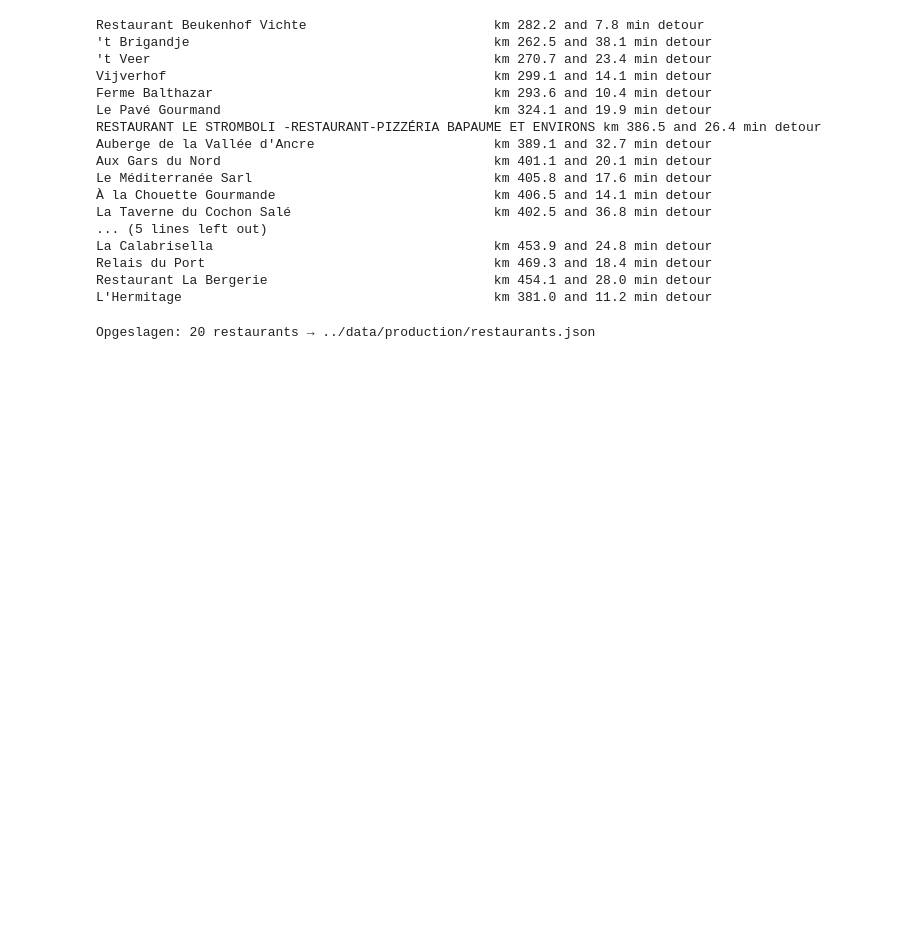
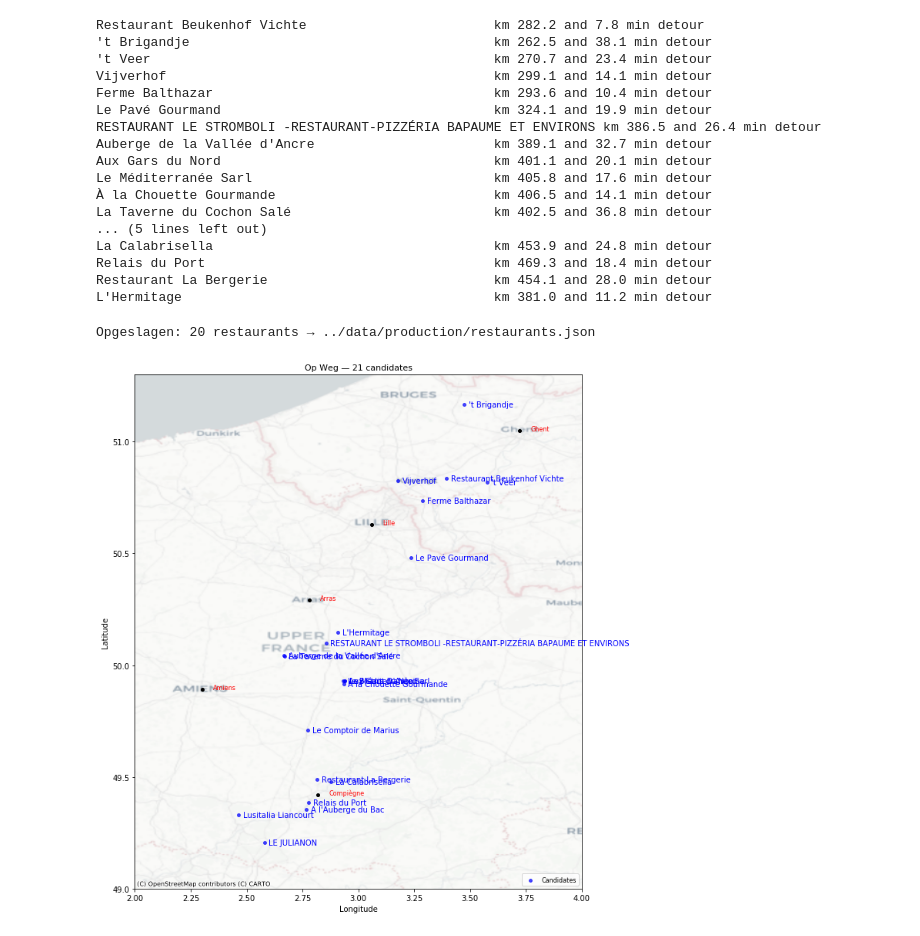
Before and after one commit to sbalen/op-weg, a Jupyter notebook: notebooks/2. Scored XLSX to JSON.ipynb, the cells around one changed output. Saved outputs shown, nothing was run; the diff lists cells and outputs as text; code cells hidden in the pictures; blank space fills up the shorter version.

```diff
--- a/notebooks/2. Scored XLSX to JSON.ipynb
+++ b/notebooks/2. Scored XLSX to JSON.ipynb
@@ -166,3 +166,48 @@ with open(OUTPUT_PATH, "w", encoding="utf-8") as f:
 print(f"Opgeslagen: {len(records)} restaurants → {OUTPUT_PATH}")
 # %% [output]
 Opgeslagen: 20 restaurants → ../data/production/restaurants.json
+# %%
+import matplotlib.pyplot as plt
+import matplotlib.patches as patches
+import contextily as ctx
+
+fig, ax = plt.subplots(1, 1, figsize=(10, 16))
+ax.set_xlim(2.0, 4.0)
+ax.set_ylim(49.0, 51.3)
+
+# Steden
+cities = {
+    "Ghent": (3.72, 51.05),
+    "Lille": (3.06, 50.63),
+    "Arras": (2.78, 50.29),
+    "Amiens": (2.30, 49.89),
+    "Compiègne": (2.82, 49.42),
+}
+for city, (lng, lat) in cities.items():
+    ax.plot(lng, lat, "ko", markersize=4, zorder=5)
+    ax.text(lng + 0.05, lat, city, fontsize=8, color="red", zorder=5)
+
+
+# Restaurants
+ax.scatter(
+    df_approved["lng"], df_approved["lat"],
+    s=15, color="blue", alpha=0.7, zorder=6, label="Candidates"
+)
+for _, row in df_approved.iterrows():
+    ax.text(row["lng"] + 0.02, row["lat"], row["name"],
+            fontsize=10, color="blue", va="center", zorder=7)
+
+ax.set_xlabel("Longitude")
+ax.set_ylabel("Latitude")
+ax.set_title(f"Op Weg — {len(df_approved)} candidates", fontsize=11)
+ax.legend(loc="lower right", fontsize=8)
+
+ctx.add_basemap(ax, crs="EPSG:4326",
+                source=ctx.providers.CartoDB.Positron,
+                zoom=8)
+
+plt.tight_layout()
+plt.savefig("../data/raw/corridor_boxes_map.png", dpi=150)
+plt.show()
+# %% [output]
+[figure, added]
```
